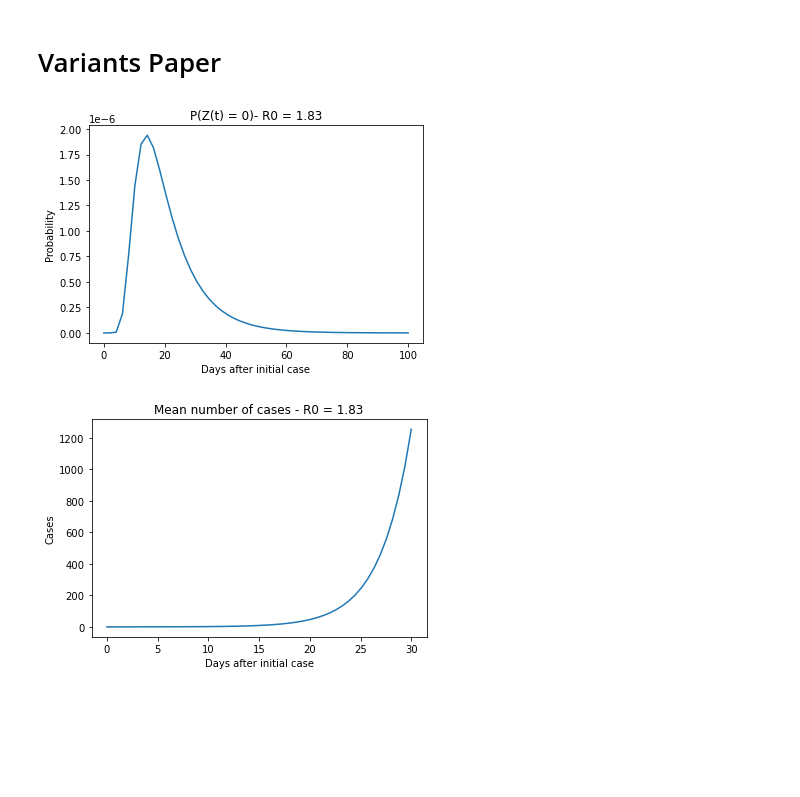
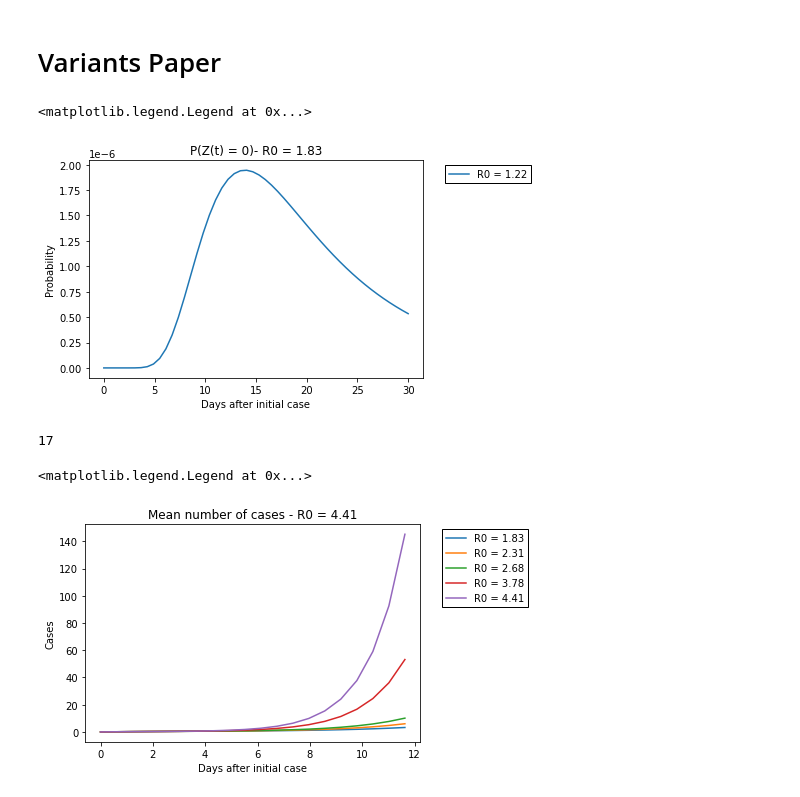
Before and after one commit to JCurran-Sebastian/BPs_for_VoC, a Jupyter notebook: Stochastic_Invasion_BPs_v1.ipynb, the cells around one changed output. Saved outputs shown, nothing was run; the diff lists cells and outputs as text; code cells hidden in the pictures; blank space fills up the shorter version.

```diff
--- a/Stochastic_Invasion_BPs_v1.ipynb
+++ b/Stochastic_Invasion_BPs_v1.ipynb
@@ -181,13 +181,13 @@ class MTBP_extinct:
         if isinstance(u, float):
             self.meaneqs=1
             deriv = np.zeros(self.meaneqs)
-            deriv[0] = u*Omega(u, t) + eta(t)
+            deriv[0] = u*Omega(t) + eta(t)
             return deriv
         else:
             self.meaneqs = len(u)
             meaneqs = self.meaneqs
             deriv = np.zeros(meaneqs)
-            deriv = u@Omega(u, t) + eta(t)
+            deriv = u@Omega(t) + eta(t)
             return deriv
 
     def solve_mean_odes(self, set_mean_odes, t, ics, methodclass=RungeKutta4):
@@ -218,13 +218,15 @@ pfi_vac_sa = 1-0.5 # Reduction in transmission of SA variant due to Pfizer vacci
 new_vac_sa = 1-0.9 # Reduction in transmission of SA variant due to new vaccine
 vaccine_vec = np.array((1., az_vac_sa, pfi_vac_sa, new_vac_sa))
 
-beta_SA = Reff*gamma*rtrans_variant
 k = 1/10
-time = np.linspace(0, 100)
-RV = Reff*rtrans_variant
+time = np.linspace(0, 30)
 
 ntypes = 16
 nsus_trans = int(ntypes/2)
+rho_mat = np.zeros((len(Reff_vec), len(time)))
+# for r, Reff in enumerate(Reff_vec):
+beta_SA = Reff*gamma*rtrans_variant
+RV = Reff*rtrans_variant
 
 # Probability of extinction with immigration
 
@@ -244,43 +246,49 @@ for i in range(0, len(vaccine_vec)):
 
 def P(u, t):
     pvec = np.zeros_like(u)
-    nexposed = int(len(u)/2)
+    nexposed = int(ntypes/2)
     immunity_vec = np.ones(nexposed)
     immunity_vec[1::2]*= sus_sa
     for i in range(0, len(vaccine_vec)):
         immunity_vec[2*i:2*i+2]*= vaccine_vec[i]
     sum_gen_funcs = np.sum(immunity_vec*(1+(1/k)*(1-u[:nexposed]))**(-k))/nexposed
 #     sum_gen_funcs = np.sum(immunity_vec*(u[:nexposed]))/nexposed
 
     for nex in range(0, nexposed):
         pvec[nex] = u[nex+nexposed]
         pvec[nex+nexposed] = (beta_SA/(beta_SA + gamma)) * u[nex+nexposed] * sum_gen_funcs + (gamma/(beta_SA + gamma))
     return pvec
 im_vec = np.zeros(ntypes)
 im_vec[0] = 1/5
 def eta(t):
     return im_vec.astype(float)
 ics = np.zeros(ntypes+1)
 ics[-1] = 1.
 n0vec = np.ones(ntypes)
 n0vec[-1] = 0
 
 
 offspring = P
 outbreak = MTBP_extinct(offspring)
 outbreak.set_lifespans(omega)
 outbreak.set_immigration(eta)
 rho = outbreak.solve_odes(outbreak.set_odes, time, ics, n0vec, Full = False)
+rho_mat[r, :] = rho[-1, :]
 
-
-plt.plot(time, rho[-1, :])
+plt.plot(time, rho[-1, :], label = "R0 = " + str(Reff))
 
 plt.title("P(Z(t) = 0)- R0 = " + str(RV))
 plt.xlabel("Days after initial case")
 plt.ylabel("Probability")
 plt.savefig("./pnocases_R0=" + str(RV) + ".pdf")
+plt.legend(loc=2, bbox_to_anchor=(1.05, 1), framealpha=1., edgecolor='black', fancybox=False)
 # %% [output]
+<matplotlib.legend.Legend at 0x...>
-[figure, old version]
+[figure, new version]
+# %%
+len(P(ics, 0))
+# %% [output]
+17
 # %%
 # Mean over time
 
@@ -288,24 +296,28 @@ plt.savefig("./pnocases_R0=" + str(RV) + ".pdf")
 const_vec = np.array((1., sus_sa, az_vac_sa, az_vac_sa*sus_sa, pfi_vac_sa, pfi_vac_sa*sus_sa, new_vac_sa, new_vac_sa*sus_sa))
 time = np.linspace(0, 30)
 
-
-def Omega(u, t):
-    nexposed = int(ntypes/2)
-    Omat = np.zeros((ntypes, ntypes))
-    for nex in range(0, nexposed):
-        Omat[nex, ntypes-nex-1] = 1
-        Omat[nex+nexposed, :nexposed] = (const_vec[nex]/len(const_vec))*beta_SA/(beta_SA*gamma)
-        Omat[nex+nexposed, nex+nexposed] = (np.sum(const_vec)/len(const_vec)) * beta_SA/(beta_SA + gamma)
-    Omat -= np.identity(ntypes)
-    Omat*= (beta_SA + gamma)
-    return Omat
-outbreak.set_Omega(Omega)
-n0s = np.zeros(ntypes)
-Mvec = outbreak.solve_mean_odes(outbreak.set_mean_odes, time, n0s)
-plt.plot(time, np.sum(Mvec/(1-rho[-1, :]), axis=0))
+for r, Reff in enumerate(Reff_vec):
+    beta_SA = Reff*gamma*rtrans_variant
+    RV = Reff*rtrans_variant
+    def Omega(t):
+        nexposed = int(ntypes/2)
+        Omat = np.zeros((ntypes, ntypes))
+        for nex in range(0, nexposed):
+            Omat[nex, ntypes-nex-1] = 1
+            Omat[nex+nexposed, :nexposed] = (const_vec[nex]/len(const_vec))*beta_SA/(beta_SA*gamma)
+            Omat[nex+nexposed, nex+nexposed] = (np.sum(const_vec)/len(const_vec)) * beta_SA/(beta_SA + gamma)
+        Omat -= np.identity(ntypes)
+        Omat*= (beta_SA + gamma)
+        return Omat
+    outbreak.set_Omega(Omega)
+    n0s = np.zeros(ntypes)
+    Mvec = outbreak.solve_mean_odes(outbreak.set_mean_odes, time, n0s)
+    plt.plot(time[:20], np.sum(Mvec[:, :20]/(1-rho_mat[r, :20]), axis=0), label = 'R0 = ' + str(np.round(RV, 2)))
 plt.title("Mean number of cases - R0 = " + str(RV))
 plt.xlabel("Days after initial case")
 plt.ylabel("Cases")
 plt.savefig("./meancases_R0=" + str(RV) + ".pdf")
+plt.legend(loc=2, bbox_to_anchor=(1.05, 1), framealpha=1., edgecolor='black', fancybox=False)
 # %% [output]
+<matplotlib.legend.Legend at 0x...>
-[figure, old version]
+[figure, new version]
```
Also changed, not shown: parts of 10 cells of this notebook.
